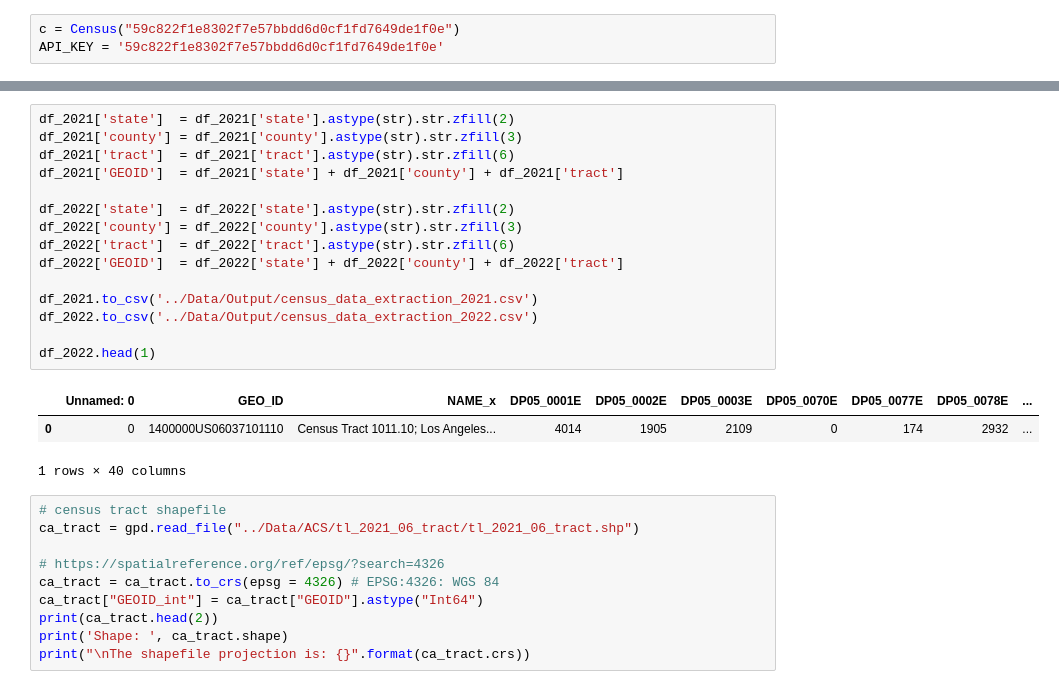
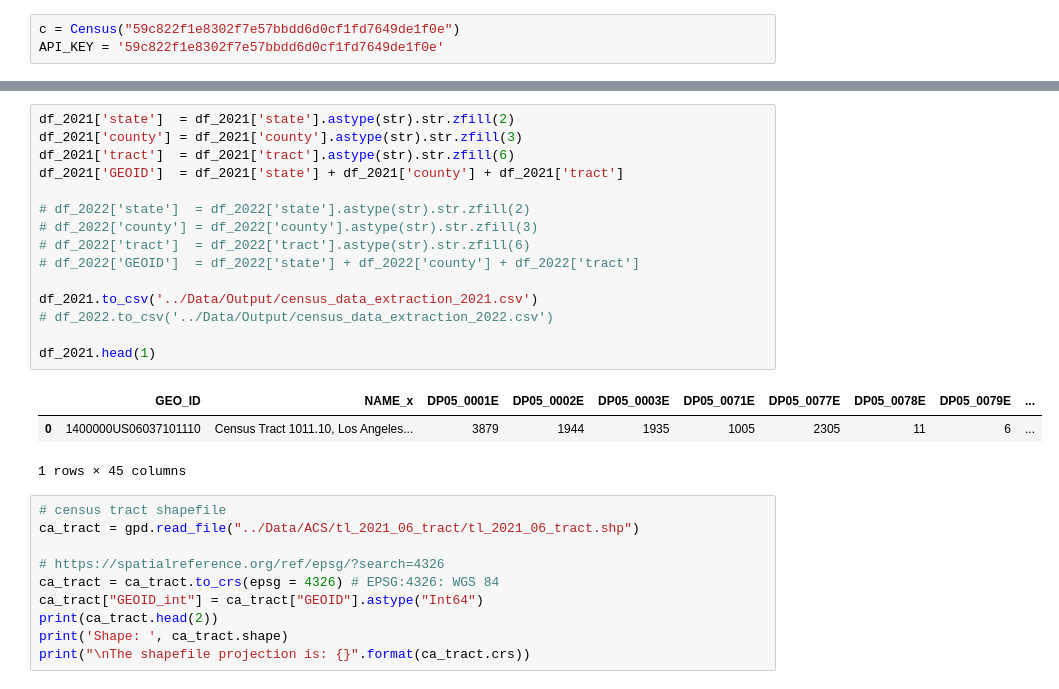
Before and after one commit to JunhongDuan/PurpleAir, a Jupyter notebook: Code/S5_where are Low cost sensors.ipynb, the cells around one changed output, grey strips where cells are left out. Cells and saved outputs as stored; diff of their text form.

```diff
--- a/Code/S5_where are Low cost sensors.ipynb
+++ b/Code/S5_where are Low cost sensors.ipynb
@@ -155,22 +121,22 @@ Detail status: 200
 # %%
 df_2021['state']  = df_2021['state'].astype(str).str.zfill(2)
 df_2021['county'] = df_2021['county'].astype(str).str.zfill(3)
 df_2021['tract']  = df_2021['tract'].astype(str).str.zfill(6)
 df_2021['GEOID']  = df_2021['state'] + df_2021['county'] + df_2021['tract']
 
-df_2022['state']  = df_2022['state'].astype(str).str.zfill(2)
-df_2022['county'] = df_2022['county'].astype(str).str.zfill(3)
-df_2022['tract']  = df_2022['tract'].astype(str).str.zfill(6)
-df_2022['GEOID']  = df_2022['state'] + df_2022['county'] + df_2022['tract']
+# df_2022['state']  = df_2022['state'].astype(str).str.zfill(2)
+# df_2022['county'] = df_2022['county'].astype(str).str.zfill(3)
+# df_2022['tract']  = df_2022['tract'].astype(str).str.zfill(6)
+# df_2022['GEOID']  = df_2022['state'] + df_2022['county'] + df_2022['tract']
 
 df_2021.to_csv('../Data/Output/census_data_extraction_2021.csv')
-df_2022.to_csv('../Data/Output/census_data_extraction_2022.csv')
+# df_2022.to_csv('../Data/Output/census_data_extraction_2022.csv')
 
-df_2022.head(1)
+df_2021.head(1)
 # %% [output]
-|  | Unnamed: 0 | GEO_ID | NAME_x | DP05_0001E | DP05_0002E | DP05_0003E | DP05_0070E | DP05_0077E | DP05_0078E | ... |
-| 0 | 0 | 1400000US06037101110 | Census Tract 1011.10; Los Angeles... | 4014 | 1905 | 2109 | 0 | 174 | 2932 | ... |
+|  | GEO_ID | NAME_x | DP05_0001E | DP05_0002E | DP05_0003E | DP05_0071E | DP05_0077E | DP05_0078E | DP05_0079E | ... |
+| 0 | 1400000US06037101110 | Census Tract 1011.10, Los Angeles... | 3879 | 1944 | 1935 | 1005 | 2305 | 11 | 6 | ... |
-1 rows × 40 columns
+1 rows × 45 columns
 # %%
 # census tract shapefile
 ca_tract = gpd.read_file("../Data/ACS/tl_2021_06_tract/tl_2021_06_tract.shp")
```
Also changed, not shown: parts of 33 cells of this notebook.
